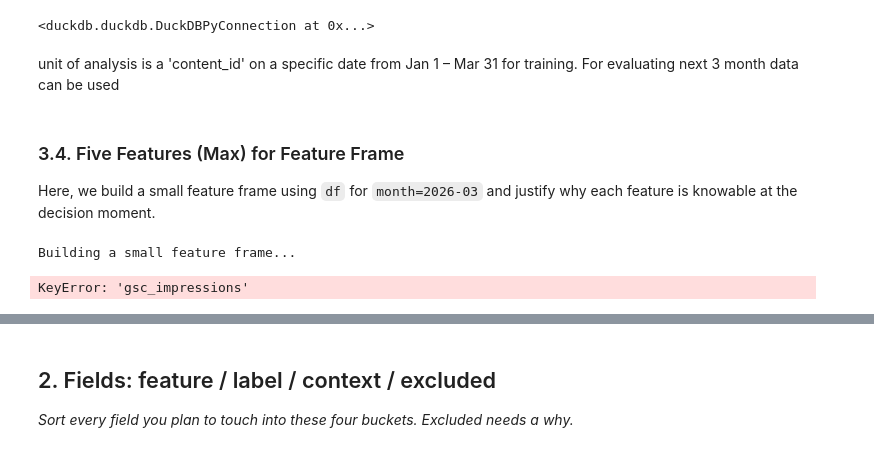
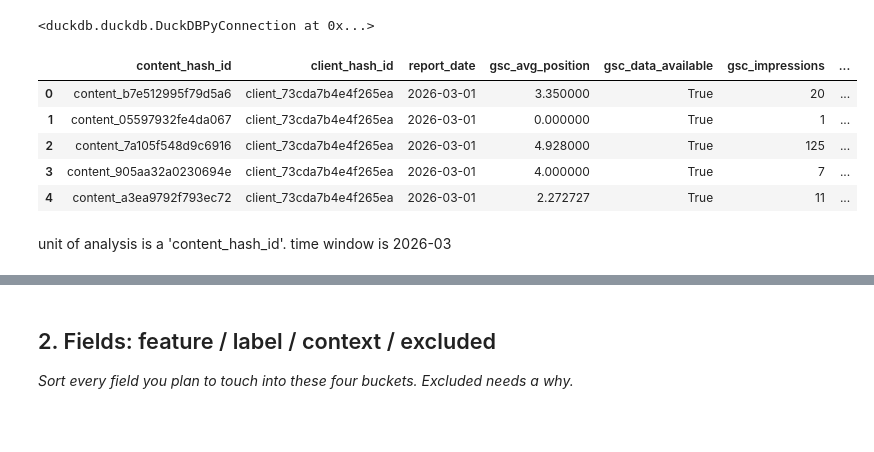
Before and after one commit to fareehaikram93/assignment1-intern, a Jupyter notebook: work/notebooks/w03_data_contract.ipynb, the cells around one changed output, grey strips where cells are left out. Cells and saved outputs as stored; diff of their text form; code cells hidden in the pictures; blank space fills up the shorter version.

```diff
--- a/work/notebooks/w03_data_contract.ipynb
+++ b/work/notebooks/w03_data_contract.ipynb
@@ -33,7 +34,7 @@ CREATE SECRET (
 # %% [output]
 <duckdb.duckdb.DuckDBPyConnection at 0x...>
 # %%
-df = con.sql("""
+df_performance = con.sql("""
 SELECT
     content_hash_id,
     client_hash_id,
@@ -49,48 +50,15 @@ FROM read_parquet(
     'hf://datasets/FlyRank/internship-warehouse/fact_content_daily_performance/month=2026-03/*.parquet'
 )
 """).df()
+# %%
+df_performance.head()
+# %% [output]
+|  | content_hash_id | client_hash_id | report_date | gsc_avg_position | gsc_data_available | gsc_impressions | ... |
+| 0 | content_b7e512995f79d5a6 | client_73cda7b4e4f265ea | 2026-03-01 | 3.350000 | True | 20 | ... |
+| 1 | content_05597932fe4da067 | client_73cda7b4e4f265ea | 2026-03-01 | 0.000000 | True | 1 | ... |
+| 2 | content_7a105f548d9c6916 | client_73cda7b4e4f265ea | 2026-03-01 | 4.928000 | True | 125 | ... |
+| 3 | content_905aa32a0230694e | client_73cda7b4e4f265ea | 2026-03-01 | 4.000000 | True | 7 | ... |
+| 4 | content_a3ea9792f793ec72 | client_73cda7b4e4f265ea | 2026-03-01 | 2.272727 | True | 11 | ... |
 # %% [markdown]
- unit of analysis is a 'content_id' on a specific date from Jan 1 – Mar 31 for training. For evaluating next 3 month data can be used
+ unit of analysis is a 'content_hash_id'.
+ time window is 2026-03
-# %% [markdown]
-### 3.4. Five Features (Max) for Feature Frame
-
-Here, we build a small feature frame using `df` for `month=2026-03` and justify why each feature is knowable at the decision moment.
-# %%
-print("Building a small feature frame...")
-
-# Assuming our decision moment is to predict tomorrow's average position
-# based on today's or historical data.
-# The 'report_date' here represents the 'current' day for which we have data,
-# and we want to predict a future state.
-
-feature_frame = df[['content_hash_id', 'client_hash_id', 'report_date']].copy()
-
-# Feature 1: gsc_impressions (lagged or from current day, if predicting next day)
-# Knowable at the decision moment because: Previous day's impressions are typically available
-# before predicting the next day's performance.
-feature_frame['gsc_impressions'] = df['gsc_impressions']
-
-# Feature 2: gsc_clicks (lagged or from current day)
-# Knowable at the decision moment because: Previous day's clicks are typically available
-# before predicting the next day's performance.
-feature_frame['gsc_clicks'] = df['gsc_clicks']
-
-# Feature 3: ga4_pageviews (lagged or from current day)
-# Knowable at the decision moment because: GA4 pageviews from the previous day are available
-# for prediction purposes.
-feature_frame['ga4_pageviews'] = df['ga4_pageviews']
-
-# Feature 4: sessions_organic (lagged or from current day)
-# Knowable at the decision moment because: Organic sessions for the previous day are available.
-feature_frame['sessions_organic'] = df['sessions_organic']
-
-# Feature 5: client_has_gsc (static context feature)
-# Knowable at the decision moment because: This is a property of the client, known beforehand.
-feature_frame['client_has_gsc'] = df['client_has_gsc']
-
-print("Feature Frame created with 5 features:")
-display(feature_frame.head())
-print(f"Feature Frame shape: {feature_frame.shape}")
-# %% [output]
-Building a small feature frame...
-KeyError: 'gsc_impressions'
```
Also changed, not shown: parts of 5 cells of this notebook.
